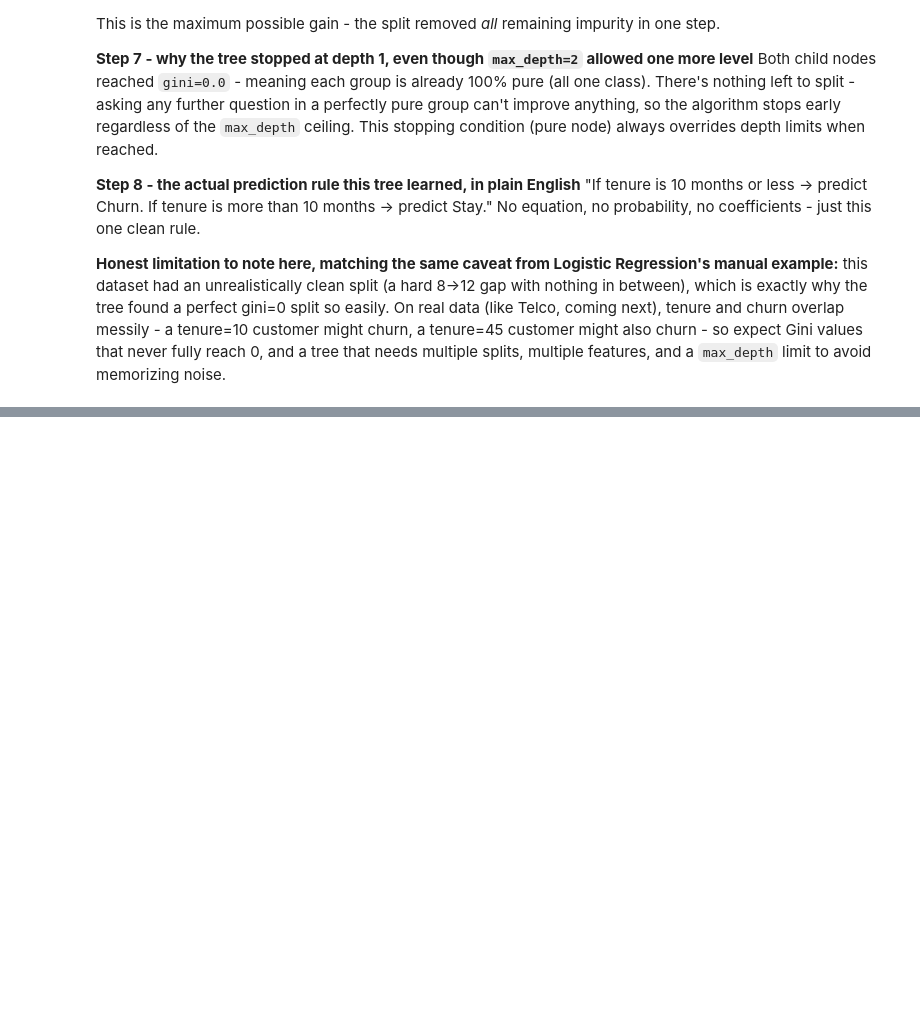
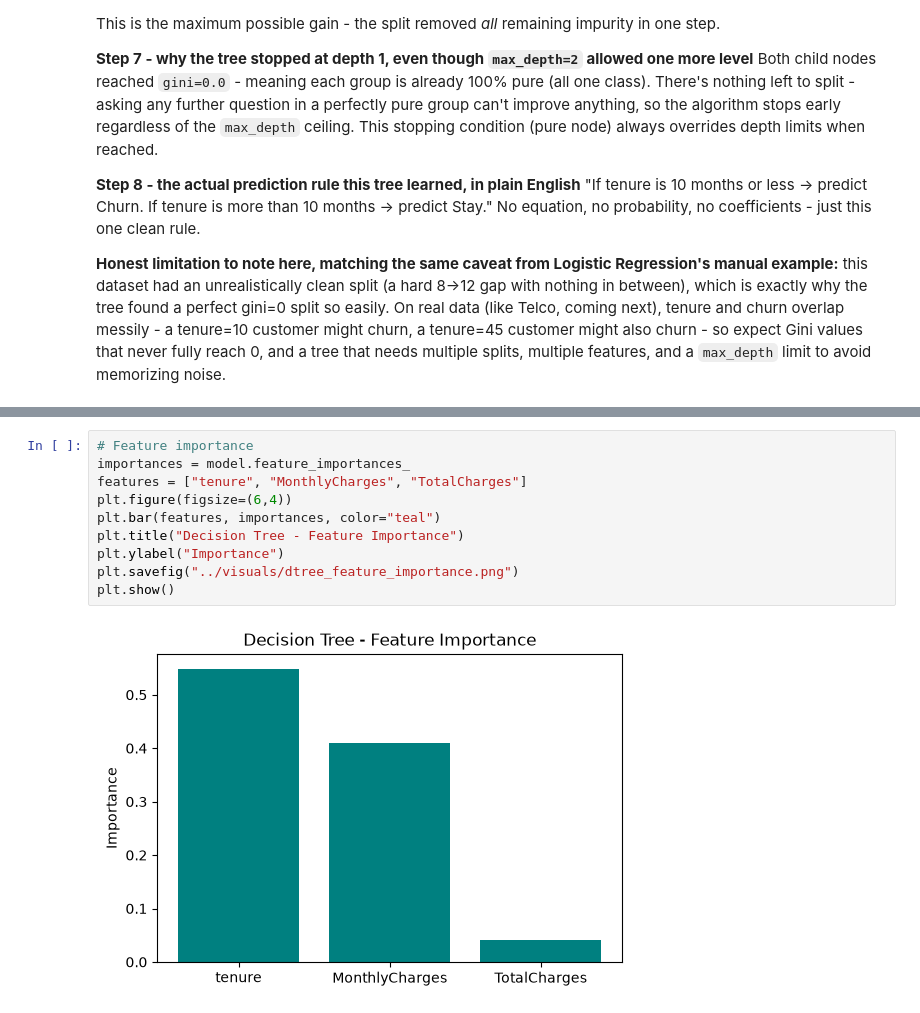
Before and after one commit to salamlakhan7/nolyth-ai-bootcamp-sprint02, a Jupyter notebook: Classification/02_Decision_tree.ipynb, the cells around one changed output, grey strips where cells are left out. Saved outputs shown, nothing was run; the diff lists cells and outputs as text; blank space fills up the shorter version.

```diff
--- a/Classification/02_Decision_tree.ipynb
+++ b/Classification/02_Decision_tree.ipynb
@@ -96,0 +193,12 @@ Both child nodes reached `gini=0.0` - meaning each group is already 100% pure (a
+# %%
+# Feature importance
+importances = model.feature_importances_
+features = ["tenure", "MonthlyCharges", "TotalCharges"]
+plt.figure(figsize=(6,4))
+plt.bar(features, importances, color="teal")
+plt.title("Decision Tree - Feature Importance")
+plt.ylabel("Importance")
+plt.savefig("../visuals/dtree_feature_importance.png")
+plt.show()
+# %% [output]
+[figure, added]
```
Also changed, not shown: parts of 15 cells of this notebook, 11 other files.
